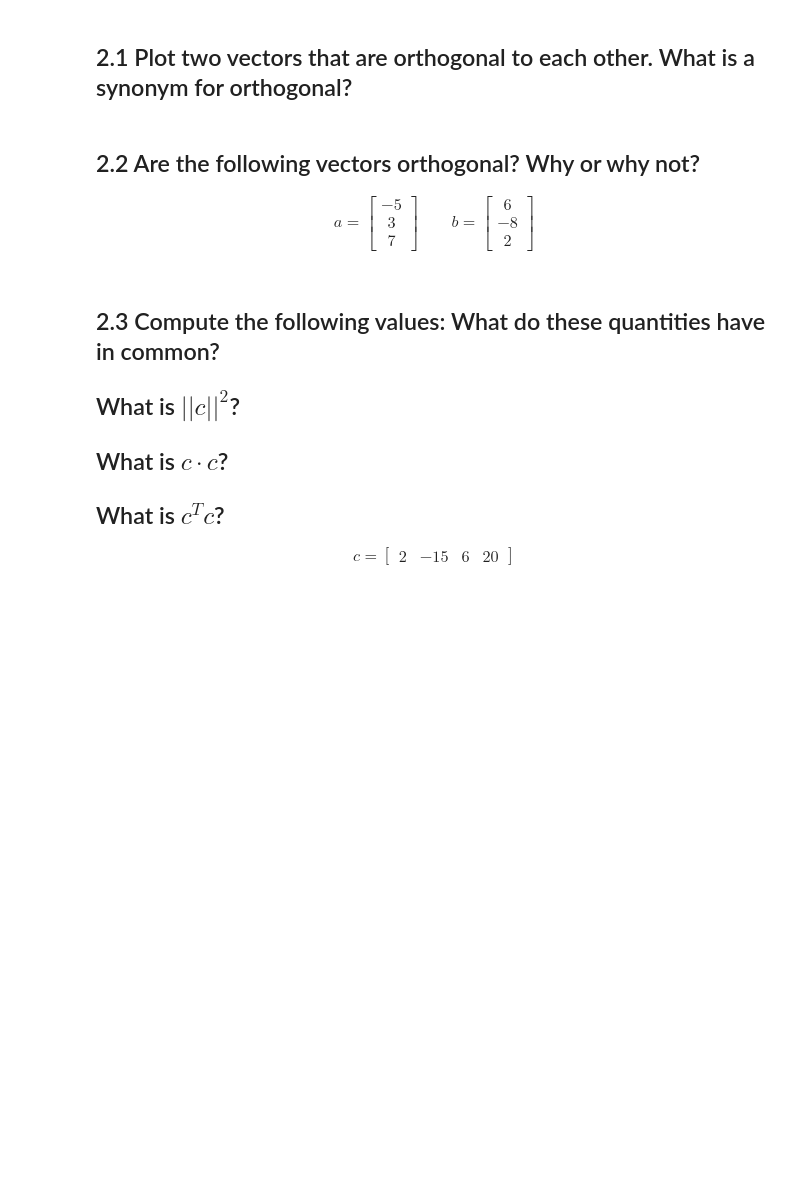
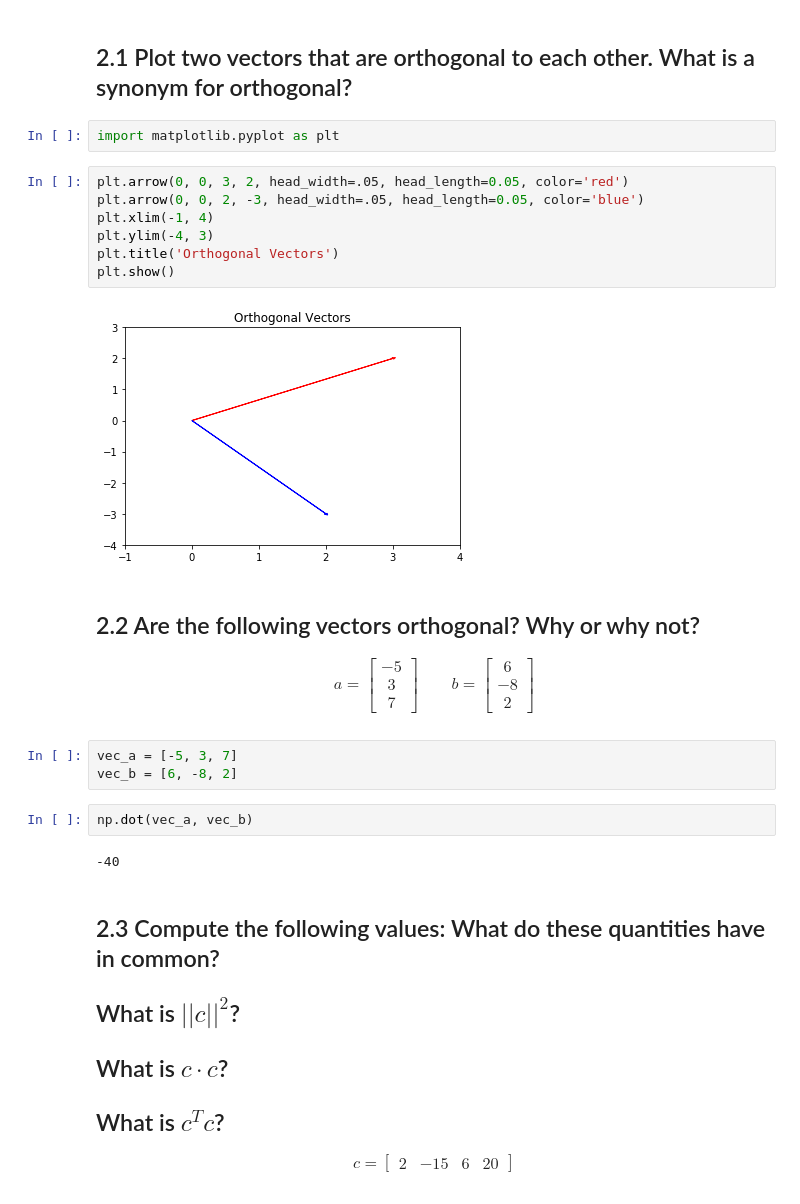
Before and after one commit to ahvblackwelltech/DS-Unit-1-Sprint-3-Linear-Algebra, a Jupyter notebook: module2-intermediate-linear-algebra/Ahvi_Blackwell_LS_DS_132_Intermediate_Linear_Algebra_Assignment.ipynb, the cells around one changed output. Drawn from its saved outputs; the diff is of its cells as text; blank space fills up the shorter version.

```diff
--- a/module2-intermediate-linear-algebra/Ahvi_Blackwell_LS_DS_132_Intermediate_Linear_Algebra_Assignment.ipynb
+++ b/module2-intermediate-linear-algebra/Ahvi_Blackwell_LS_DS_132_Intermediate_Linear_Algebra_Assignment.ipynb
@@ -16,6 +200,17 @@
 # Orthogonality
 # %% [markdown]
 ## 2.1 Plot two vectors that are orthogonal to each other. What is a synonym for orthogonal?
+# %%
+import matplotlib.pyplot as plt
+# %%
+plt.arrow(0, 0, 3, 2, head_width=.05, head_length=0.05, color='red')
+plt.arrow(0, 0, 2, -3, head_width=.05, head_length=0.05, color='blue')
+plt.xlim(-1, 4)
+plt.ylim(-4, 3)
+plt.title('Orthogonal Vectors')
+plt.show()
+# %% [output]
+[figure, added]
 # %% [markdown]
 ## 2.2 Are the following vectors orthogonal? Why or why not?
 
@@ -24,6 +219,13 @@ a = \begin{bmatrix} -5 \\ 3 \\ 7 \end{bmatrix}
 \qquad
 b = \begin{bmatrix} 6 \\ -8 \\ 2 \end{bmatrix}
 \end{align}
+# %%
+vec_a = [-5, 3, 7]
+vec_b = [6, -8, 2]
+# %%
+np.dot(vec_a, vec_b)
+# %% [output]
+-40
 # %% [markdown]
 ## 2.3 Compute the following values: What do these quantities have in common?
 
```
Also changed, not shown: parts of 25 cells of this notebook.
